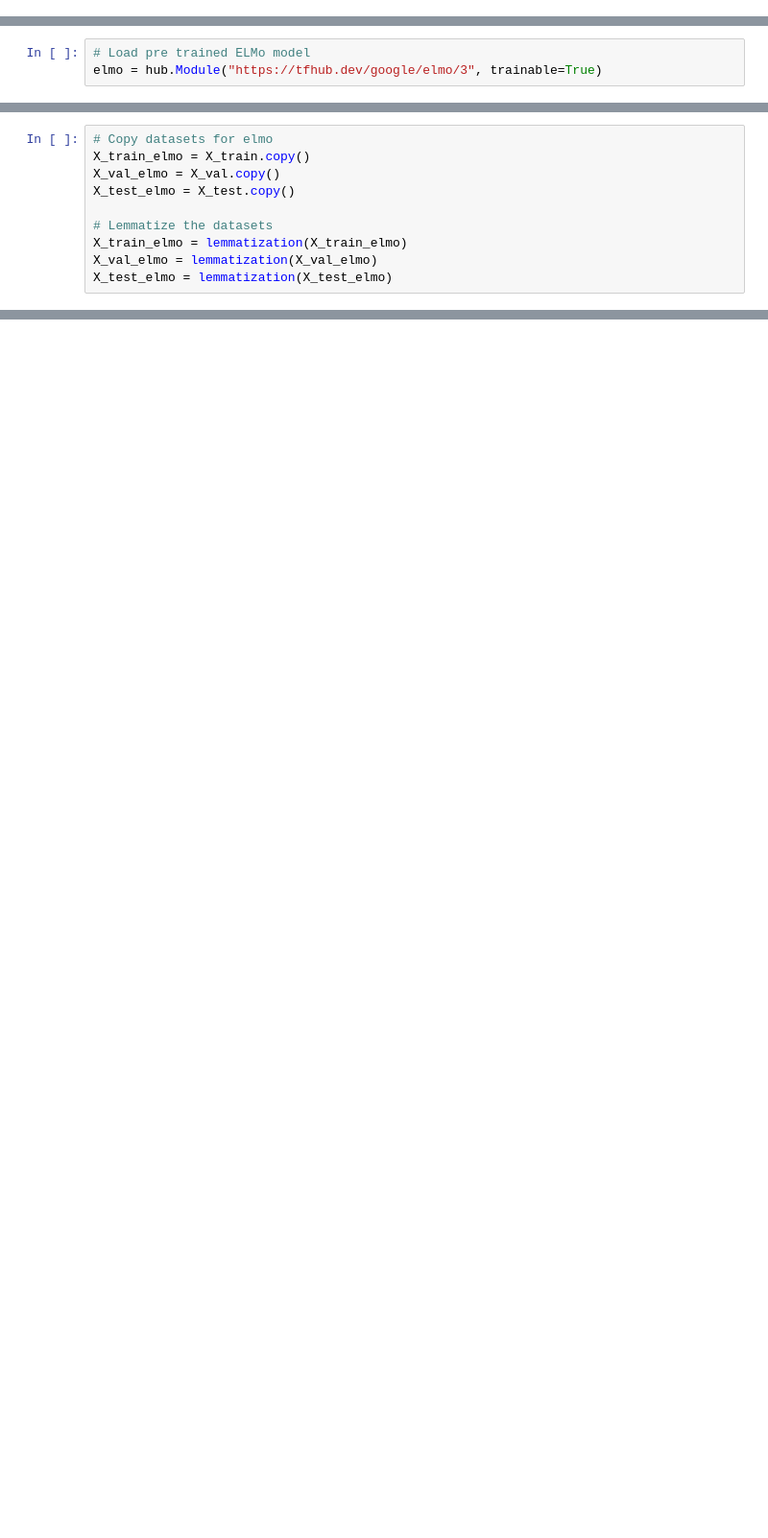
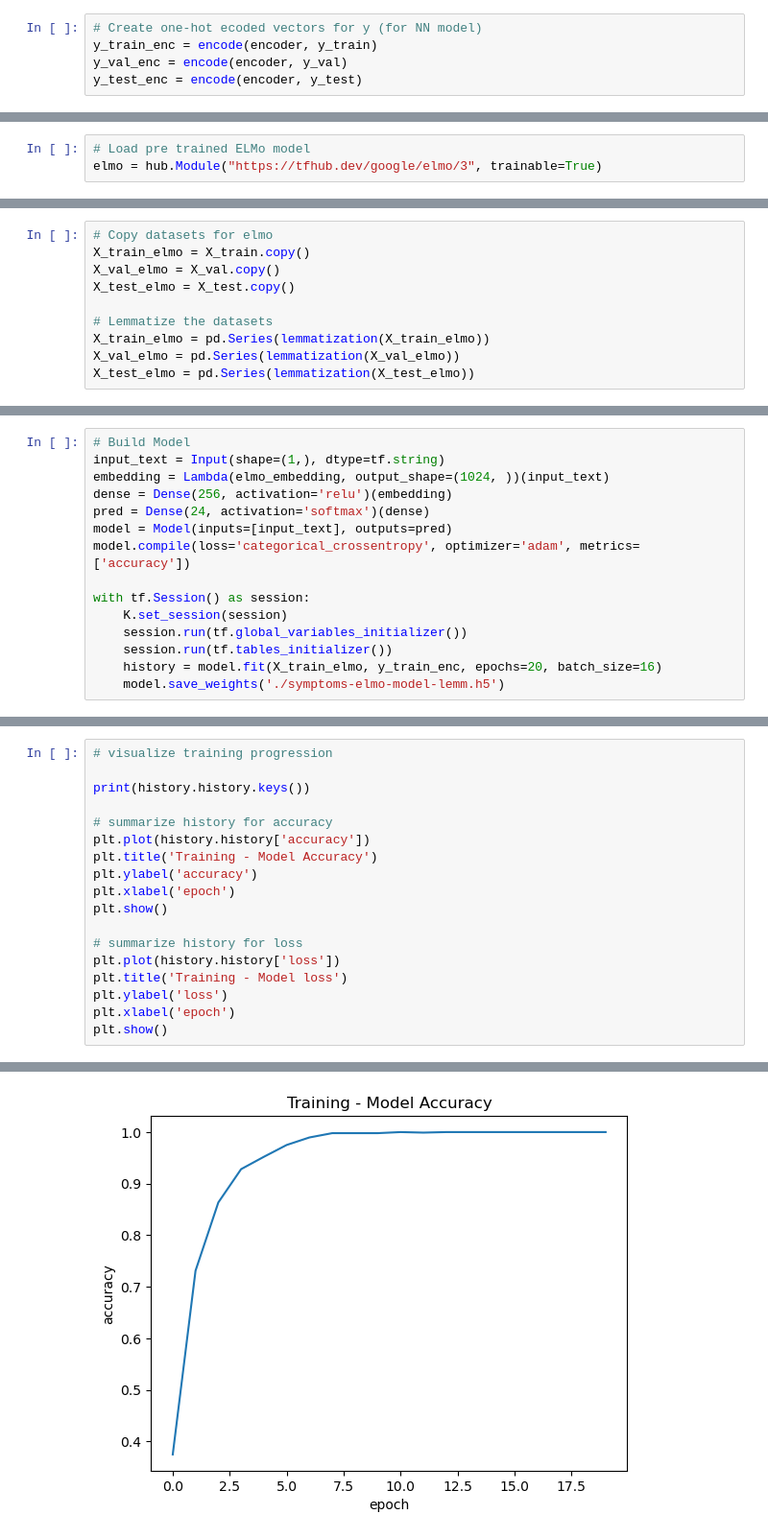
Before and after one commit to t4ai/nlp-medical-diagnosis-classifier, a Jupyter notebook: diagnostic-predictor.ipynb, the cells around one changed output, grey strips where cells are left out. Shown: that part at 96% size. Cells and saved outputs as stored; diff of their text form; blank space fills up the shorter version.

```diff
--- a/diagnostic-predictor.ipynb
+++ b/diagnostic-predictor.ipynb
@@ -117,3 +166,8 @@ X_train, X_test_val, y_train, y_test_val = train_test_split(X, y, test_size=0.2,
 X_test, X_val, y_test, y_val = train_test_split(X_test_val, y_test_val, test_size=0.5, random_state=42)
+# %%
+# Create one-hot ecoded vectors for y (for NN model)
+y_train_enc = encode(encoder, y_train)
+y_val_enc = encode(encoder, y_val)
+y_test_enc = encode(encoder, y_test)
 # %% [markdown]
 ### Prepare TF-IDF Vectorized datasets
@@ -173,6 +242,6 @@ X_val_elmo = X_val.copy()
 X_test_elmo = X_test.copy()
 
 # Lemmatize the datasets
-X_train_elmo = lemmatization(X_train_elmo)
-X_val_elmo = lemmatization(X_val_elmo)
-X_test_elmo = lemmatization(X_test_elmo)
+X_train_elmo = pd.Series(lemmatization(X_train_elmo))
+X_val_elmo = pd.Series(lemmatization(X_val_elmo))
+X_test_elmo = pd.Series(lemmatization(X_test_elmo))
@@ -214,0 +321,15 @@ clf_elmo.fit(elmo_train_new, y_train)
+# %%
+# Build Model
+input_text = Input(shape=(1,), dtype=tf.string)
+embedding = Lambda(elmo_embedding, output_shape=(1024, ))(input_text)
+dense = Dense(256, activation='relu')(embedding)
+pred = Dense(24, activation='softmax')(dense)
+model = Model(inputs=[input_text], outputs=pred)
+model.compile(loss='categorical_crossentropy', optimizer='adam', metrics=['accuracy'])
+
+with tf.Session() as session:
+    K.set_session(session)
+    session.run(tf.global_variables_initializer())
+    session.run(tf.tables_initializer())
+    history = model.fit(X_train_elmo, y_train_enc, epochs=20, batch_size=16)
+    model.save_weights('./symptoms-elmo-model-lemm.h5')
@@ -214,0 +356,19 @@ clf_elmo.fit(elmo_train_new, y_train)
+# %%
+# visualize training progression
+
+print(history.history.keys())
+
+# summarize history for accuracy
+plt.plot(history.history['accuracy'])
+plt.title('Training - Model Accuracy')
+plt.ylabel('accuracy')
+plt.xlabel('epoch')
+plt.show()
+
+# summarize history for loss
+plt.plot(history.history['loss'])
+plt.title('Training - Model loss')
+plt.ylabel('loss')
+plt.xlabel('epoch')
+plt.show()
+# %% [output]
@@ -214,0 +376 @@ clf_elmo.fit(elmo_train_new, y_train)
+[figure, added]
```
Also changed, not shown: parts of 39 cells of this notebook, 7 other files.
